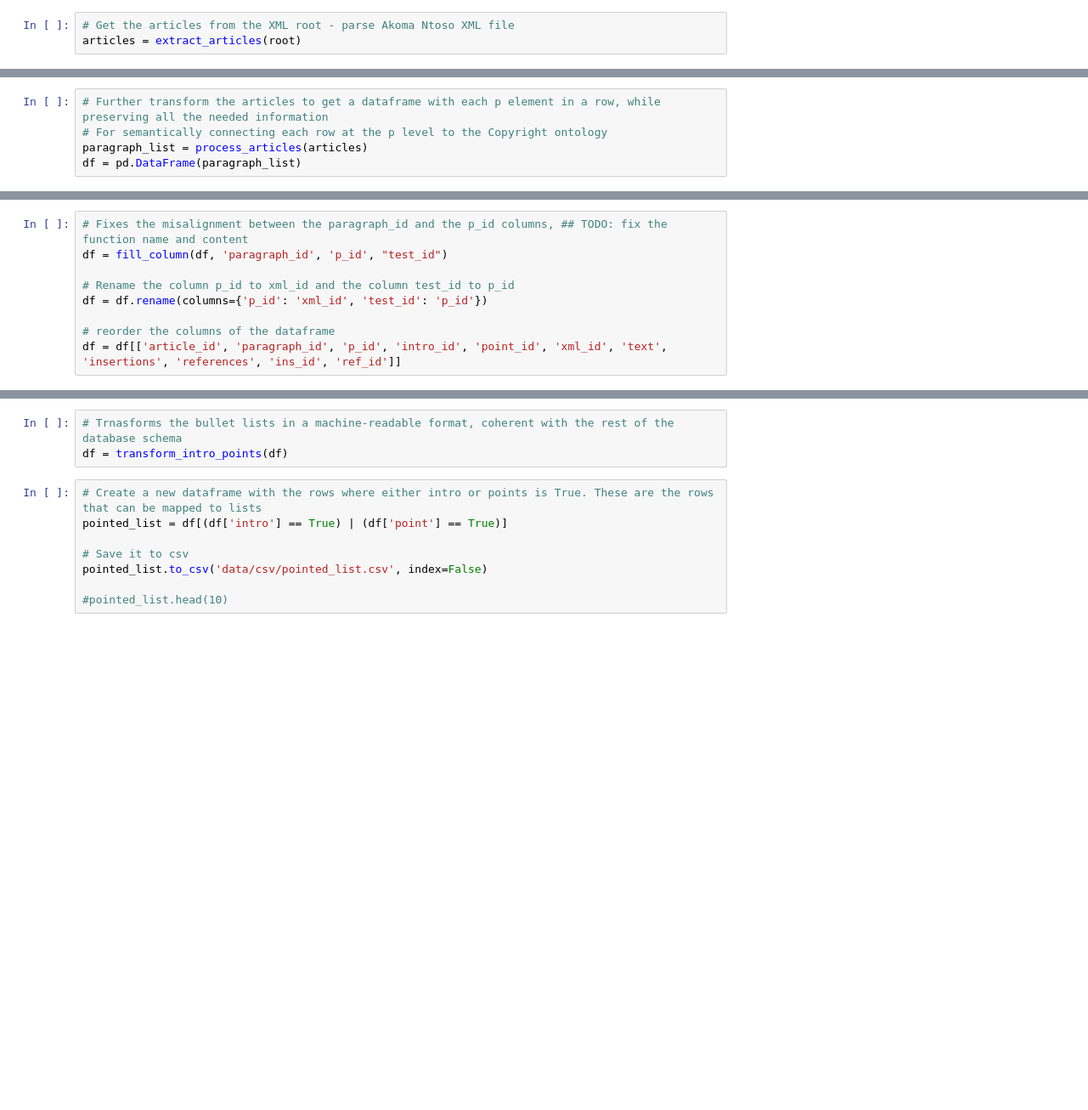
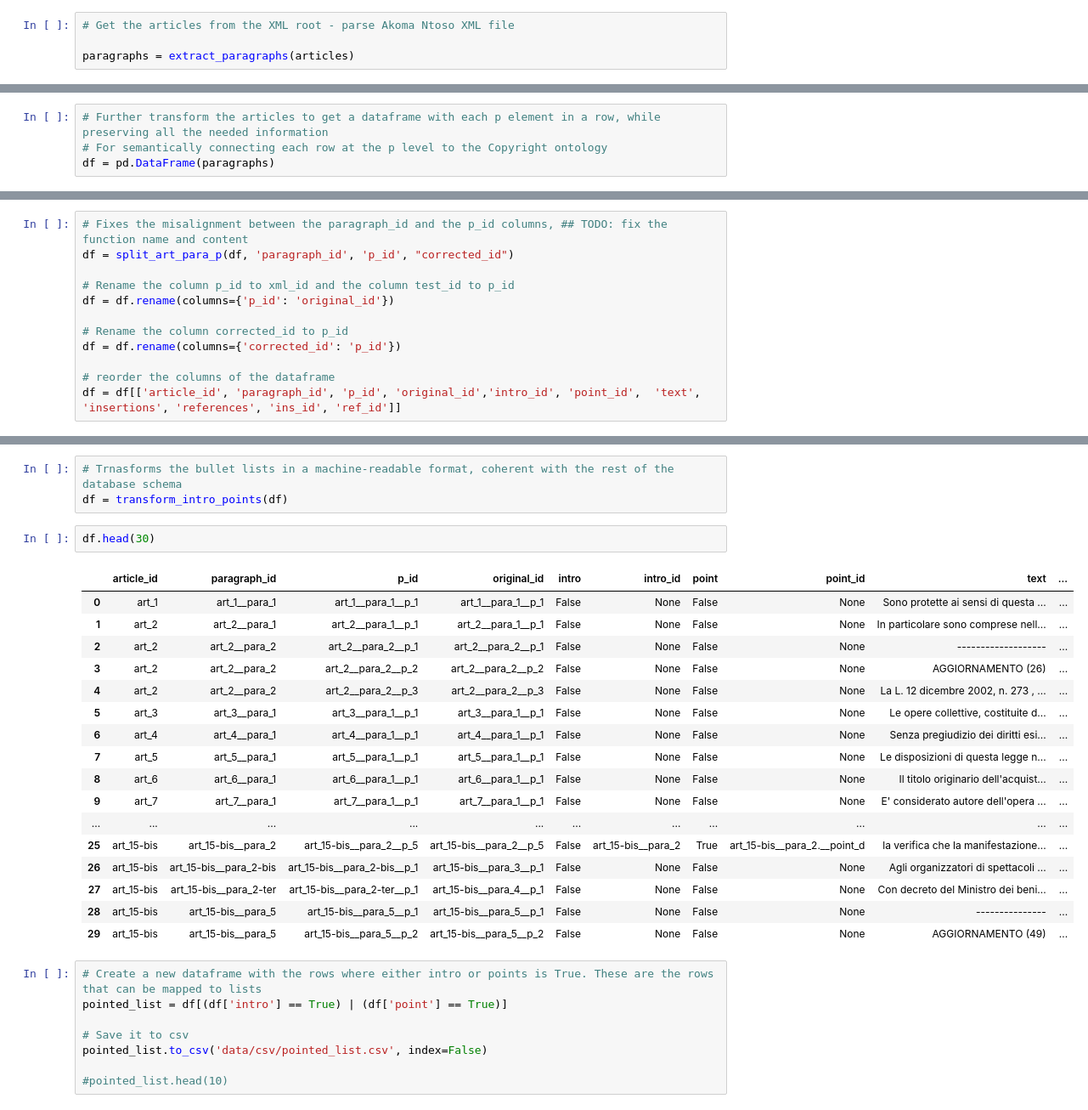
Before and after one commit to AlessioNar/semanticannotation, a Jupyter notebook: data_extraction.ipynb, the cells around one changed output, grey strips where cells are left out. Shown: that part at 85% size. Saved outputs shown, nothing was run; the diff lists cells and outputs as text; blank space fills up the shorter version.

Commit message:
Parsing architecture refactored, to improve the paragraph numbering and conflicts

```diff
--- a/data_extraction.ipynb
+++ b/data_extraction.ipynb
@@ -15,3 +235,4 @@ chapters.to_csv('data/csv/chapters.csv', index=False)
 # %%
 # Get the articles from the XML root - parse Akoma Ntoso XML file
-articles = extract_articles(root)
+
+paragraphs = extract_paragraphs(articles)
@@ -18,5 +241,4 @@ articles = extract_articles(root)
 # %%
 # Further transform the articles to get a dataframe with each p element in a row, while preserving all the needed information
 # For semantically connecting each row at the p level to the Copyright ontology
-paragraph_list = process_articles(articles)
-df = pd.DataFrame(paragraph_list)
+df = pd.DataFrame(paragraphs)
@@ -29,9 +332,12 @@ akoma_ntoso_key.to_csv('data/csv/akoma_ntoso_key.csv', index=False)
 # %%
 # Fixes the misalignment between the paragraph_id and the p_id columns, ## TODO: fix the function name and content
-df = fill_column(df, 'paragraph_id', 'p_id', "test_id")
+df = split_art_para_p(df, 'paragraph_id', 'p_id', "corrected_id")
 
 # Rename the column p_id to xml_id and the column test_id to p_id
-df = df.rename(columns={'p_id': 'xml_id', 'test_id': 'p_id'})
+df = df.rename(columns={'p_id': 'original_id'})
+
+# Rename the column corrected_id to p_id
+df = df.rename(columns={'corrected_id': 'p_id'})
 
 # reorder the columns of the dataframe
-df = df[['article_id', 'paragraph_id', 'p_id', 'intro_id', 'point_id', 'xml_id', 'text', 'insertions', 'references', 'ins_id', 'ref_id']]
+df = df[['article_id', 'paragraph_id', 'p_id', 'original_id','intro_id', 'point_id',  'text', 'insertions', 'references', 'ins_id', 'ref_id']]
@@ -38,6 +364,26 @@ df = df[['article_id', 'paragraph_id', 'p_id', 'intro_id', 'point_id', 'xml_id',
 # %%
 # Trnasforms the bullet lists in a machine-readable format, coherent with the rest of the database schema
 df = transform_intro_points(df)
+# %%
+df.head(30)
+# %% [output]
+|  | article_id | paragraph_id | p_id | original_id | intro | intro_id | point | point_id | text | ... |
+| 0 | art_1 | art_1__para_1 | art_1__para_1__p_1 | art_1__para_1__p_1 | False | None | False | None | Sono protette ai sensi di questa ... | ... |
+| 1 | art_2 | art_2__para_1 | art_2__para_1__p_1 | art_2__para_1__p_1 | False | None | False | None | In particolare sono comprese nell... | ... |
+| 2 | art_2 | art_2__para_2 | art_2__para_2__p_1 | art_2__para_2__p_1 | False | None | False | None | ------------------- | ... |
+| 3 | art_2 | art_2__para_2 | art_2__para_2__p_2 | art_2__para_2__p_2 | False | None | False | None | AGGIORNAMENTO (26) | ... |
+| 4 | art_2 | art_2__para_2 | art_2__para_2__p_3 | art_2__para_2__p_3 | False | None | False | None | La L. 12 dicembre 2002, n. 273 , ... | ... |
+| 5 | art_3 | art_3__para_1 | art_3__para_1__p_1 | art_3__para_1__p_1 | False | None | False | None | Le opere collettive, costituite d... | ... |
+| 6 | art_4 | art_4__para_1 | art_4__para_1__p_1 | art_4__para_1__p_1 | False | None | False | None | Senza pregiudizio dei diritti esi... | ... |
+| 7 | art_5 | art_5__para_1 | art_5__para_1__p_1 | art_5__para_1__p_1 | False | None | False | None | Le disposizioni di questa legge n... | ... |
+| 8 | art_6 | art_6__para_1 | art_6__para_1__p_1 | art_6__para_1__p_1 | False | None | False | None | Il titolo originario dell'acquist... | ... |
+| 9 | art_7 | art_7__para_1 | art_7__para_1__p_1 | art_7__para_1__p_1 | False | None | False | None | E' considerato autore dell'opera ... | ... |
+| ... | ... | ... | ... | ... | ... | ... | ... | ... | ... | ... |
+| 25 | art_15-bis | art_15-bis__para_2 | art_15-bis__para_2__p_5 | art_15-bis__para_2__p_5 | False | art_15-bis__para_2 | True | art_15-bis__para_2.__point_d | la verifica che la manifestazione... | ... |
+| 26 | art_15-bis | art_15-bis__para_2-bis | art_15-bis__para_2-bis__p_1 | art_15-bis__para_3__p_1 | False | None | False | None | Agli organizzatori di spettacoli ... | ... |
+| 27 | art_15-bis | art_15-bis__para_2-ter | art_15-bis__para_2-ter__p_1 | art_15-bis__para_4__p_1 | False | None | False | None | Con decreto del Ministro dei beni... | ... |
+| 28 | art_15-bis | art_15-bis__para_5 | art_15-bis__para_5__p_1 | art_15-bis__para_5__p_1 | False | None | False | None | --------------- | ... |
+| 29 | art_15-bis | art_15-bis__para_5 | art_15-bis__para_5__p_2 | art_15-bis__para_5__p_2 | False | None | False | None | AGGIORNAMENTO (49) | ... |
 # %%
 # Create a new dataframe with the rows where either intro or points is True. These are the rows that can be mapped to lists
 pointed_list = df[(df['intro'] == True) | (df['point'] == True)]
```
Also changed, not shown: parts of 14 cells of this notebook, 3 other files.
